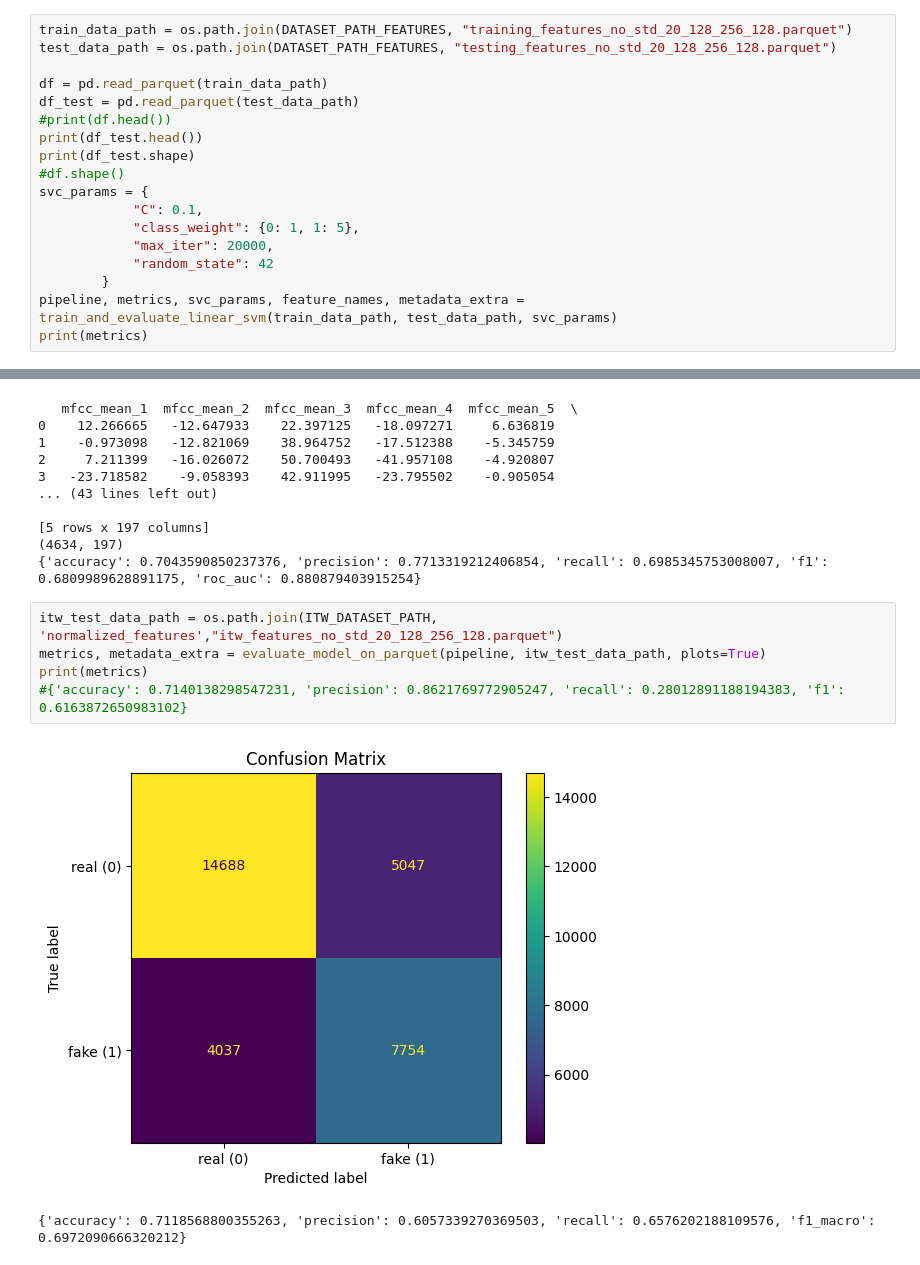
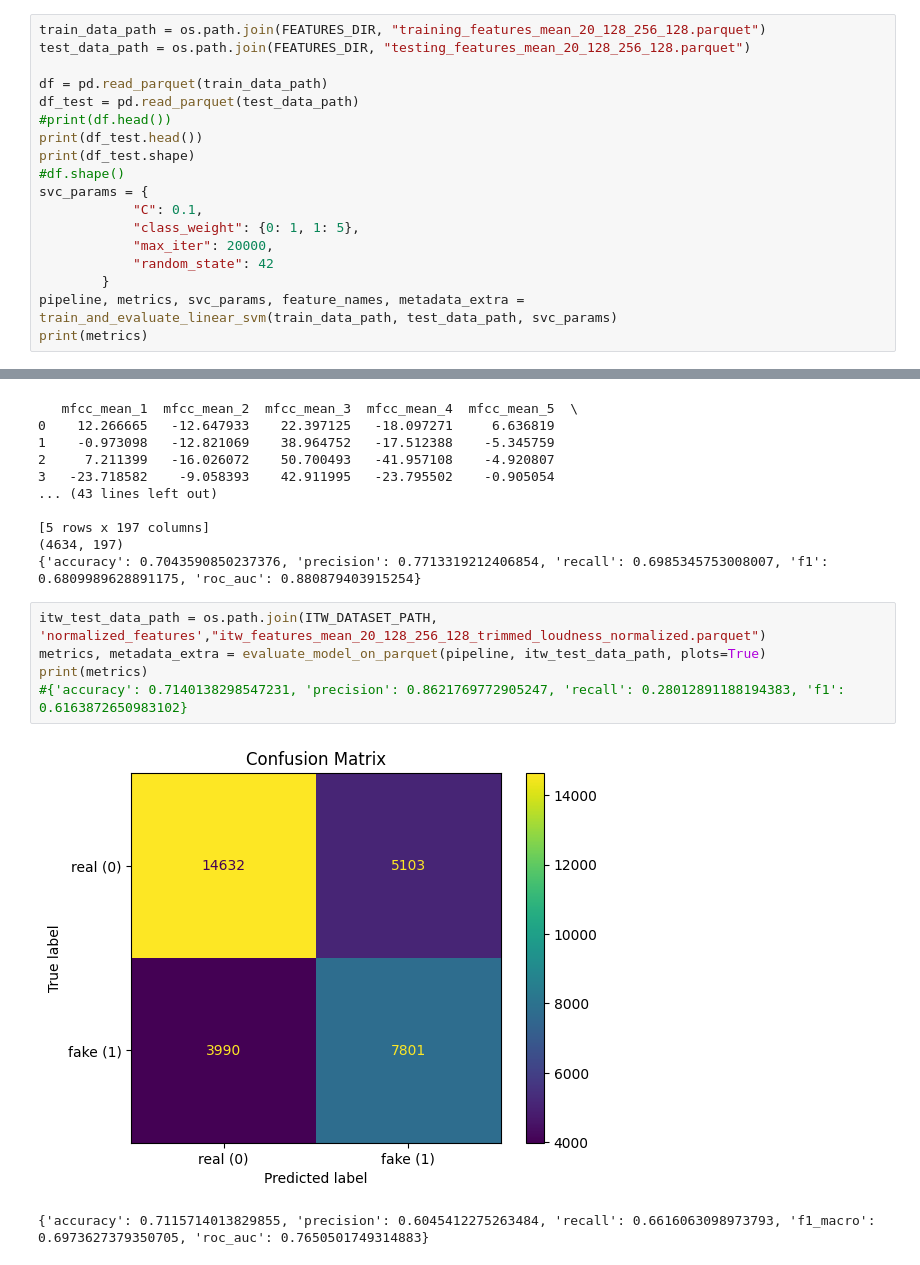
Before and after one commit to g-nazos/audio-deepfake-detection, a Jupyter notebook: notebooks/Linear_SVM.ipynb, the cells around one changed output, grey strips where cells are left out. Cells and saved outputs as stored; diff of their text form.

Commit message:
fixed path naming

```diff
--- a/notebooks/Linear_SVM.ipynb
+++ b/notebooks/Linear_SVM.ipynb
@@ -131,8 +131,8 @@ print(metrics)
 # %% [markdown]
 ### Model trained only on mean features
 # %%
-train_data_path = os.path.join(DATASET_PATH_FEATURES, "training_features_no_std_20_128_256_128.parquet")
-test_data_path = os.path.join(DATASET_PATH_FEATURES, "testing_features_no_std_20_128_256_128.parquet")
+train_data_path = os.path.join(FEATURES_DIR, "training_features_mean_20_128_256_128.parquet")
+test_data_path = os.path.join(FEATURES_DIR, "testing_features_mean_20_128_256_128.parquet")
 
 df = pd.read_parquet(train_data_path)
 df_test = pd.read_parquet(test_data_path)
@@ -167,10 +167,10 @@ print(metrics)
 (4634, 197)
 {'accuracy': 0.7043590850237376, 'precision': 0.7713319212406854, 'recall': 0.6985345753008007, 'f1': 0.6809989628891175, 'roc_auc': 0.880879403915254}
 # %%
-itw_test_data_path = os.path.join(ITW_DATASET_PATH, 'normalized_features',"itw_features_no_std_20_128_256_128.parquet")
+itw_test_data_path = os.path.join(ITW_DATASET_PATH, 'normalized_features',"itw_features_mean_20_128_256_128_trimmed_loudness_normalized.parquet")
 metrics, metadata_extra = evaluate_model_on_parquet(pipeline, itw_test_data_path, plots=True)
 print(metrics)
 #{'accuracy': 0.7140138298547231, 'precision': 0.8621769772905247, 'recall': 0.28012891188194383, 'f1': 0.6163872650983102}
 # %% [output]
-[figure, old version]
+[figure, new version]
-{'accuracy': 0.7118568800355263, 'precision': 0.6057339270369503, 'recall': 0.6576202188109576, 'f1_macro': 0.6972090666320212}
+{'accuracy': 0.7115714013829855, 'precision': 0.6045412275263484, 'recall': 0.6616063098973793, 'f1_macro': 0.6973627379350705, 'roc_auc': 0.7650501749314883}
```
Also changed, not shown: parts of 6 cells of this notebook, 1 other file.
